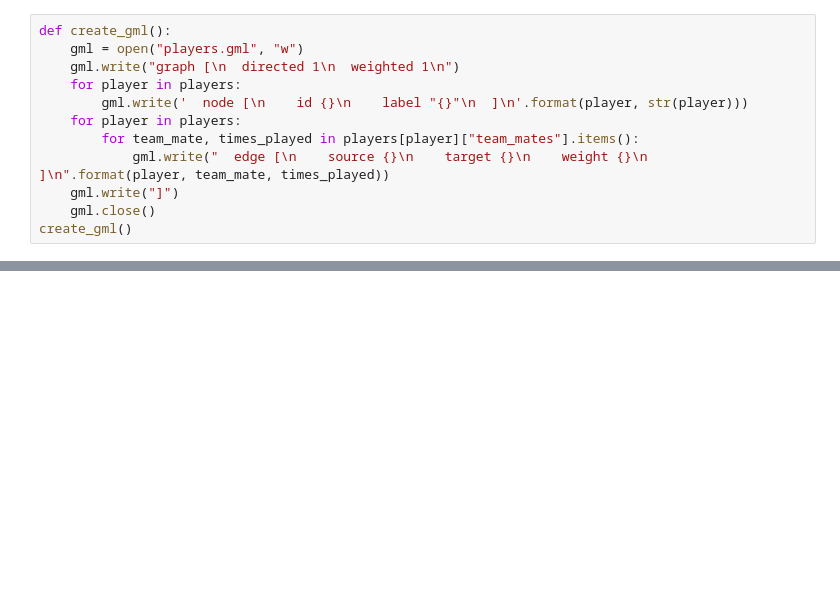
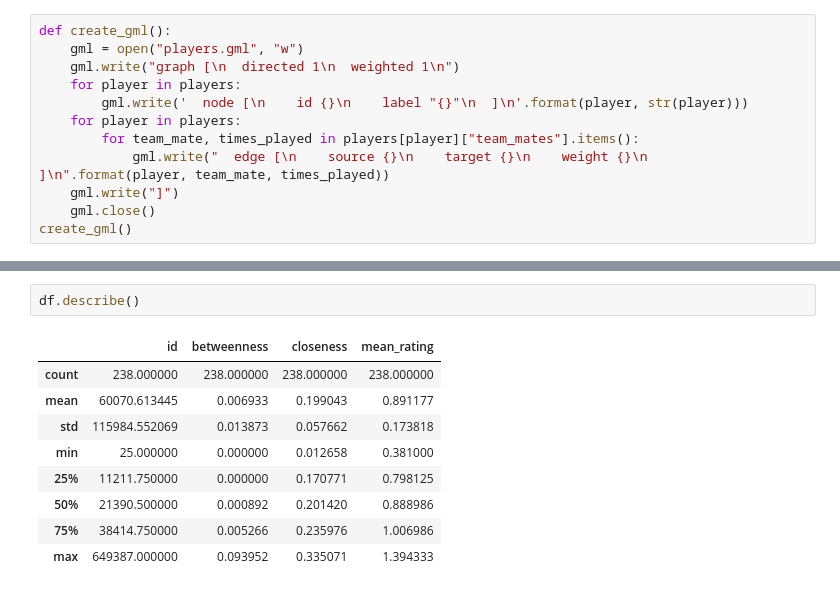
Before and after one commit to filipefborba/GamersNetwork, a Jupyter notebook: GamersNetwork.ipynb, the cells around one changed output, grey strips where cells are left out. Cells and saved outputs as stored; diff of their text form; blank space fills up the shorter version.

```diff
--- a/GamersNetwork.ipynb
+++ b/GamersNetwork.ipynb
@@ -42,0 +78,12 @@ sn.show_graph(undirected, nlab=True)
+# %%
+df.describe()
+# %% [output]
+|  | id | betweenness | closeness | mean_rating |
+| count | 238.000000 | 238.000000 | 238.000000 | 238.000000 |
+| mean | 60070.613445 | 0.006933 | 0.199043 | 0.891177 |
+| std | 115984.552069 | 0.013873 | 0.057662 | 0.173818 |
+| min | 25.000000 | 0.000000 | 0.012658 | 0.381000 |
+| 25% | 11211.750000 | 0.000000 | 0.170771 | 0.798125 |
+| 50% | 21390.500000 | 0.000892 | 0.201420 | 0.888986 |
+| 75% | 38414.750000 | 0.005266 | 0.235976 | 1.006986 |
+| max | 649387.000000 | 0.093952 | 0.335071 | 1.394333 |
```
Also changed, not shown: parts of 7 cells of this notebook, 2 other files.
